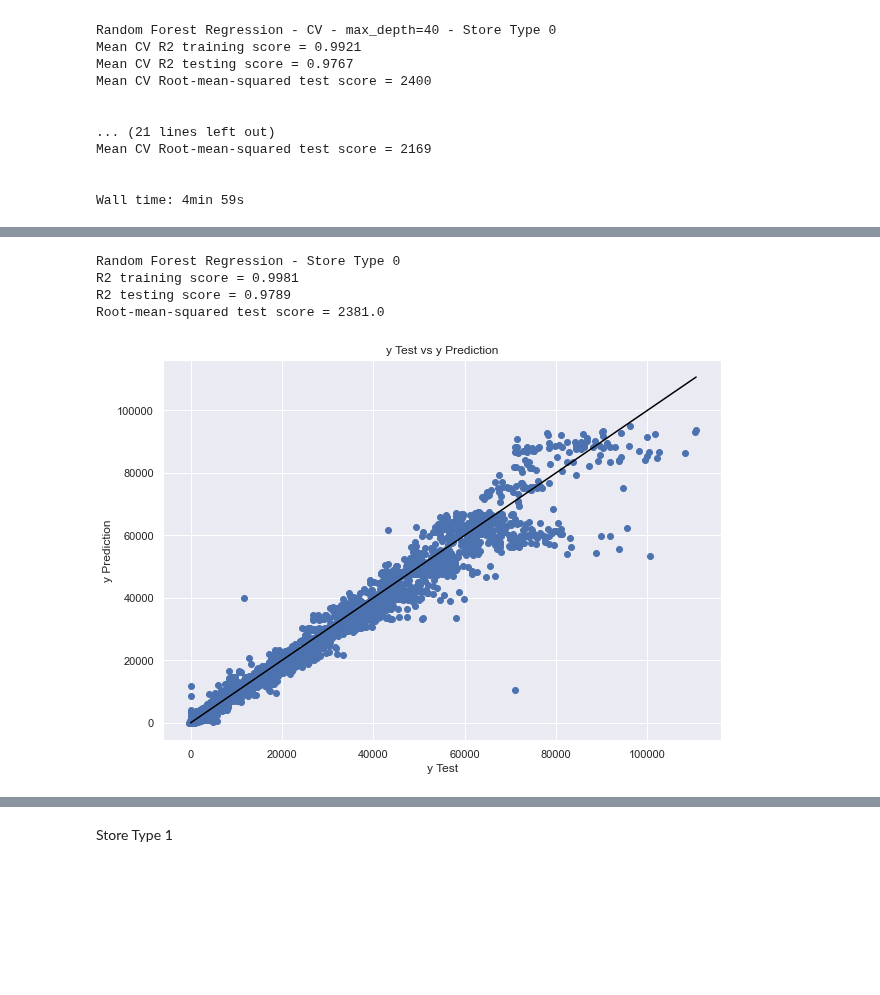
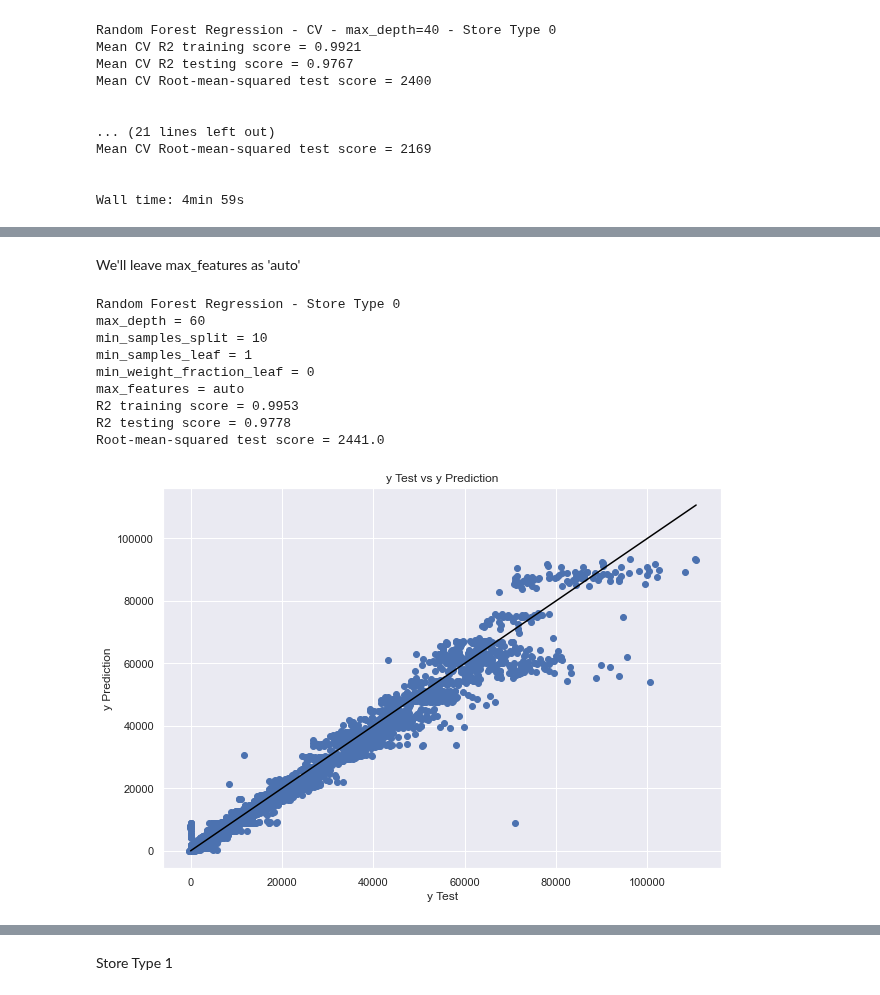
Before and after one commit to Dylan-C-Neal/capstone1-retail_forecasting, a Jupyter notebook: notebooks/C1S4-Modeling.ipynb, the cells around one changed output, grey strips where cells are left out. Cells and saved outputs as stored; diff of their text form; code cells hidden in the pictures; blank space fills up the shorter version.

```diff
--- a/notebooks/C1S4-Modeling.ipynb
+++ b/notebooks/C1S4-Modeling.ipynb
@@ -627,9 +627,22 @@ def rfCV(store, tuneparam=None, param_value=None, max_depth=None, min_samples_sp
 # %%
 # Define function for modeling random forest regression on full training data after CV hypterparameter tuning
 
-def rfmodel(store, max_depth=None, min_samples_split=2, min_samples_leaf=1, min_weight_fraction_leaf=0, max_features='auto', plot=True):
-    rfreg = RandomForestRegressor(random_state=42, max_depth=max_depth, min_samples_split=min_samples_split, min_samples_leaf=min_samples_leaf, min_weight_fraction_leaf=min_weight_fraction_leaf, max_features=max_features, n_jobs=-1)
+def rfmodel(store, max_depth=None, min_samples_split=2, min_samples_leaf=1, min_weight_fraction_leaf=0, \
+            max_features='auto', plot=True):
+
+    rfreg = RandomForestRegressor(random_state=42, max_depth=max_depth, \
+                                  min_samples_split=min_samples_split, \
+                                  min_samples_leaf=min_samples_leaf, \
+                                  min_weight_fraction_leaf=min_weight_fraction_leaf, \
+                                  max_features=max_features, n_jobs=-1)
+
     print('Random Forest Regression - Store Type ' + str(store))
+    print('max_depth = ' + str(max_depth))
+    print('min_samples_split = ' + str(min_samples_split))
+    print('min_samples_leaf = ' + str(min_samples_leaf))
+    print('min_weight_fraction_leaf = ' + str(min_weight_fraction_leaf))
+    print('max_features = ' + str(max_features))
+
     if store == 0:
         X_train, y_train, X_test, y_test = X_train0, y_train0, X_test0, y_test0
     elif store ==1:
@@ -679,12 +775,19 @@ notify.send('RF min_samples_split CV complete')
+# %% [markdown]
+We'll leave max_features as 'auto'
 # %%
 notify.send('RF max_depth complete')
 # %%
 %%time
 # Model full training data for Store Type 0
-rfmodel(0)
+rfmodel(0, max_depth=60, min_samples_split=10)
 # %% [output]
 Random Forest Regression - Store Type 0
-R2 training score = 0.9981
-R2 testing score = 0.9789
-Root-mean-squared test score = 2381.0
+max_depth = 60
+min_samples_split = 10
+min_samples_leaf = 1
+min_weight_fraction_leaf = 0
+max_features = auto
+R2 training score = 0.9953
+R2 testing score = 0.9778
+Root-mean-squared test score = 2441.0
-[figure, old version]
+[figure, new version]
```
Also changed, not shown: parts of 22 cells of this notebook.
